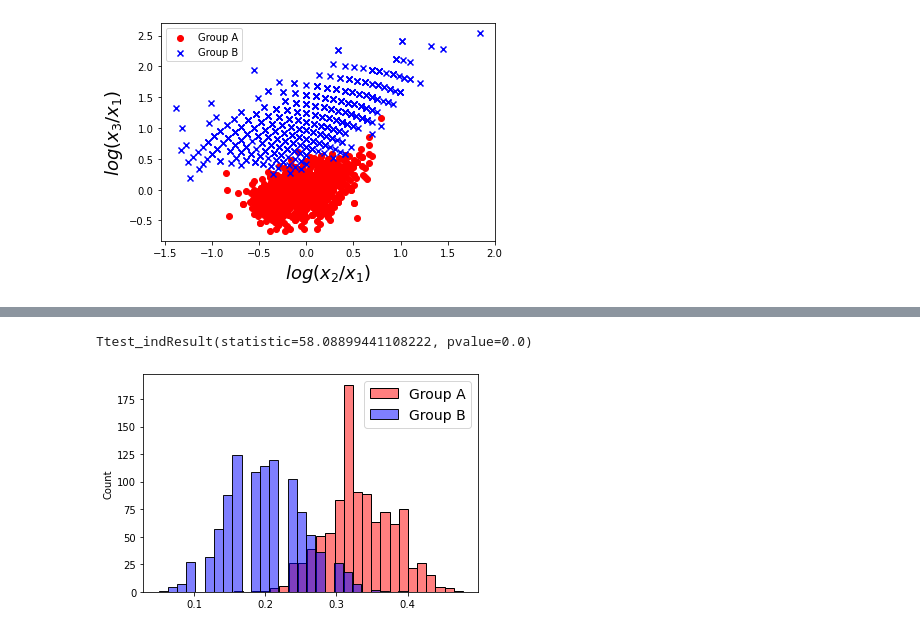
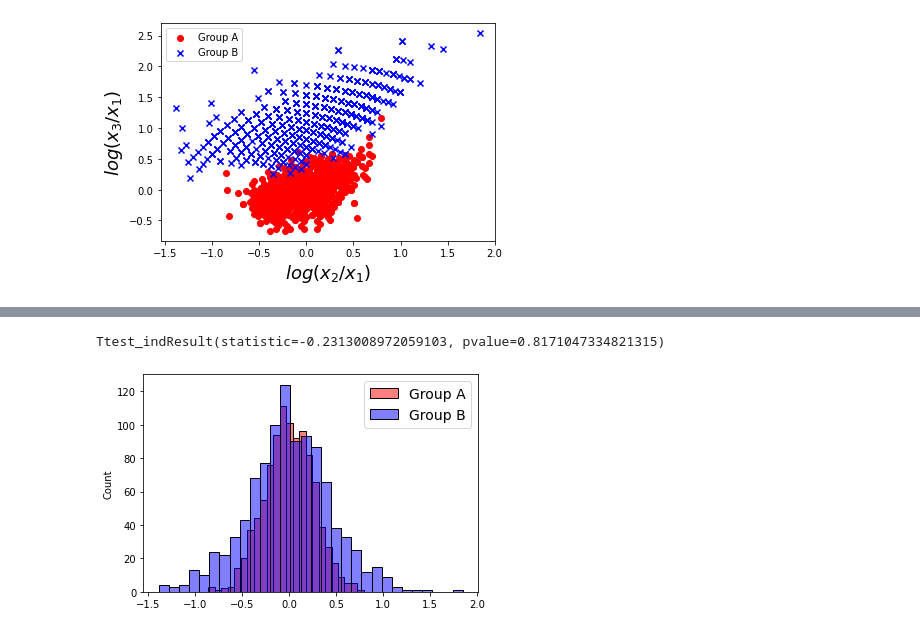
Before and after one commit to mortonjt/differential-abundance-intro, a Jupyter notebook: ipynb/the-importance-of-being-scale-invariant.ipynb, the cells around one changed output, grey strips where cells are left out. Drawn from its saved outputs; the diff is of its cells as text; code cells hidden in the pictures.

```diff
--- a/ipynb/alr.ipynb
+++ b/ipynb/the-importance-of-being-scale-invariant.ipynb
@@ -89,10 +139,10 @@ model.summary()
 # %%
 from scipy.stats import ttest_ind
 import seaborn as sns
-sns.histplot(x[y, 0], label='Group A', color='r', alpha=0.5)
-sns.histplot(x[~y, 0], label='Group B', color='b', alpha=0.5)
+sns.histplot(alrx[y, 0], label='Group A', color='r', alpha=0.5)
+sns.histplot(alrx[~y, 0], label='Group B', color='b', alpha=0.5)
 plt.legend(fontsize=14)
-ttest_ind(x[y, 0], x[~y, 0])
+ttest_ind(alrx[y, 0], alrx[~y, 0])
 # %% [output]
-Ttest_indResult(statistic=58.08899441108222, pvalue=0.0)
+Ttest_indResult(statistic=-0.2313008972059103, pvalue=0.8171047334821315)
-[figure, old version]
+[figure, new version]
```
Also changed, not shown: parts of 14 cells of this notebook, 1 other file.
